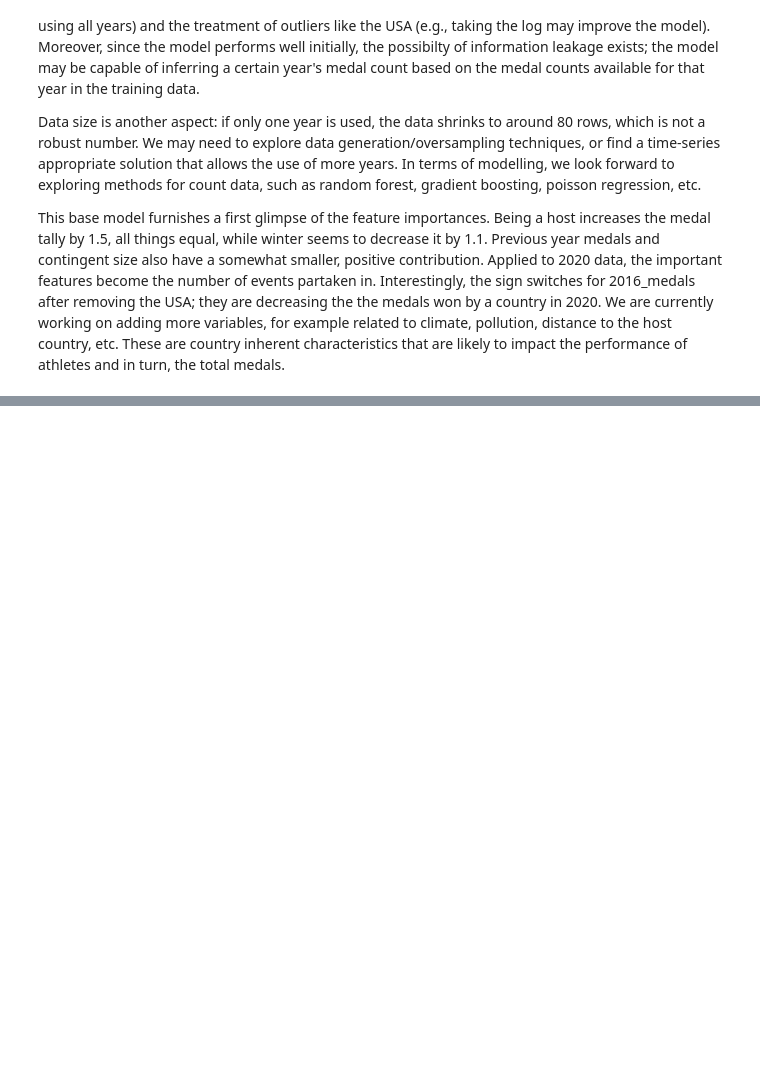
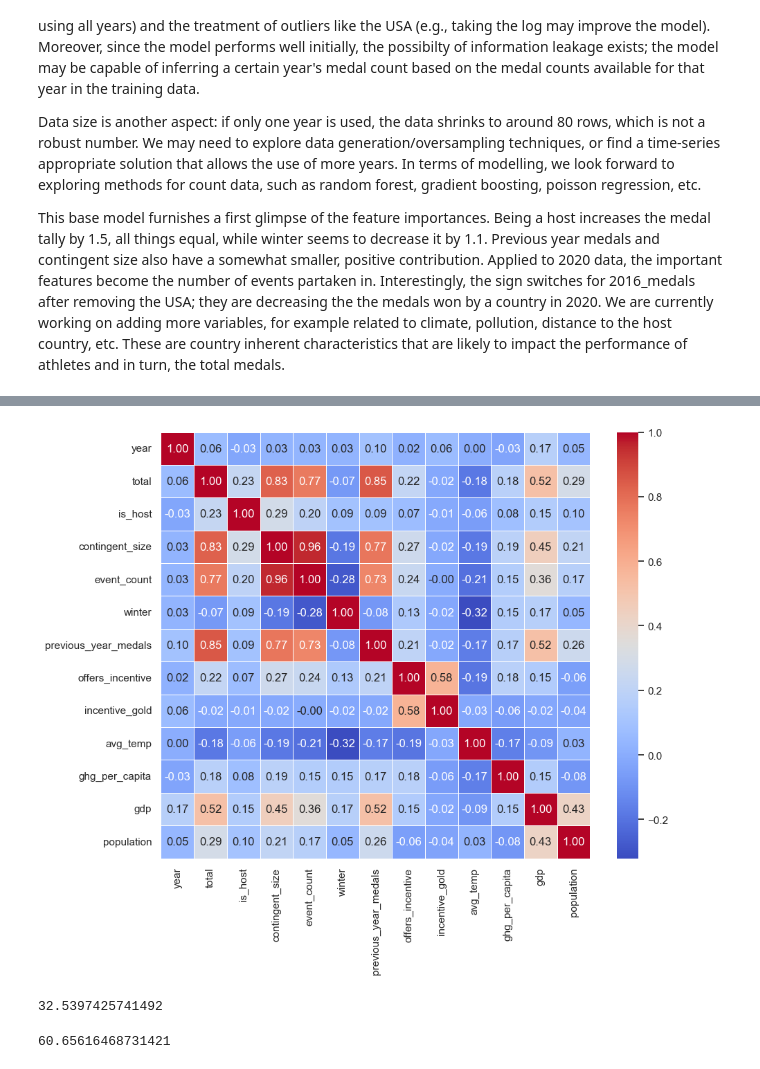
Before and after one commit to ana-047/Olymploration, a Jupyter notebook: Olymploration.ipynb, the cells around one changed output, grey strips where cells are left out. Cells and saved outputs as stored; diff of their text form; code cells hidden in the pictures; blank space fills up the shorter version.

```diff
--- a/Olymploration.ipynb
+++ b/Olymploration.ipynb
@@ -970,0 +1479,6 @@ ghg_df['EDGAR Country Code'].unique()
+# %%
+#merge with gdp data
+
+df_model4 = pd.merge(df_model4, df_country3[['country_noc', 'year', 'gdp']], on=['country_noc', 'year'],
+                     how='left')
+df_model4.head()
@@ -970,0 +1492,4 @@ ghg_df['EDGAR Country Code'].unique()
+# %%
+df_model4 = pd.merge(df_model4, df_pop3[['country_noc', 'year', 'population']], on=['country_noc', 'year'],
+                     how='left')
+df_model4.head()
@@ -970,0 +1503,15 @@ ghg_df['EDGAR Country Code'].unique()
+# %%
+df_model4.dropna(inplace=True)
+# %%
+df_model4.drop(['prior_medals'], axis=1, inplace=True)
+# %%
+df_model4_corr = df_model4.drop(columns=['country_noc'])
+correlation_matrix = df_model4_corr.corr()
+
+#plot
+plt.figure(figsize=(10, 8))
+sns.set(style="white")
+sns.heatmap(correlation_matrix, annot=True, cmap="coolwarm", fmt=".2f", linewidths=.5)
+plt.show()
+# %% [output]
+[figure, added]
@@ -970,0 +1536,11 @@ ghg_df['EDGAR Country Code'].unique()
+# %%
+mse_test = mean_squared_error(y_test, base_predictions4)
+print(mse_test)
+# %% [output]
+32.5397425741492
+# %%
+base_train_predictions4 = base_model4.predict(X_train)
+mse_train = mean_squared_error(y_train, base_train_predictions4)
+print(mse_train)
+# %% [output]
+60.65616468731421
```
Also changed, not shown: parts of 129 cells of this notebook, 5 other files.
